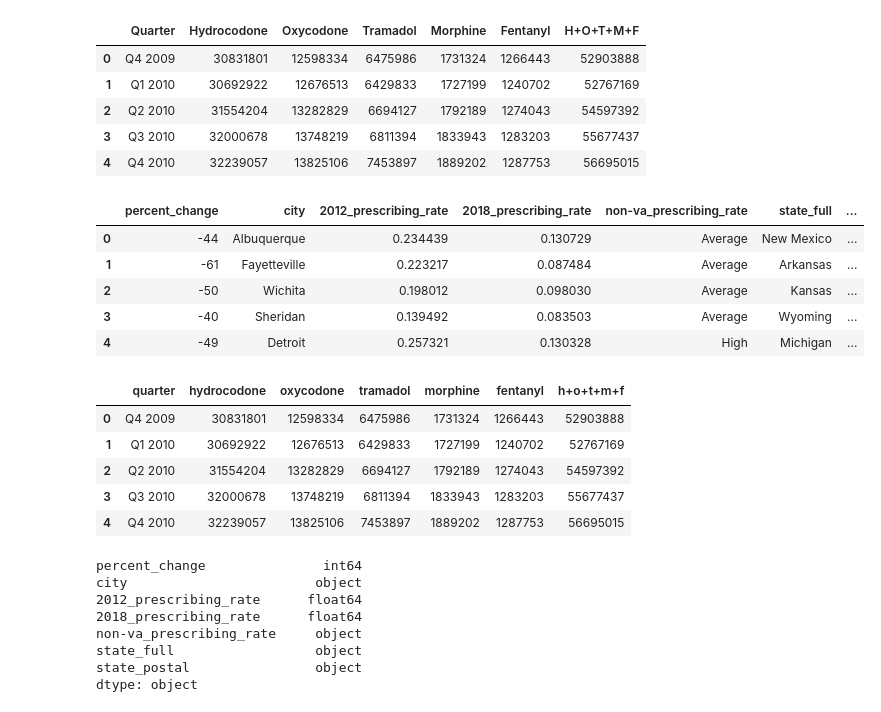
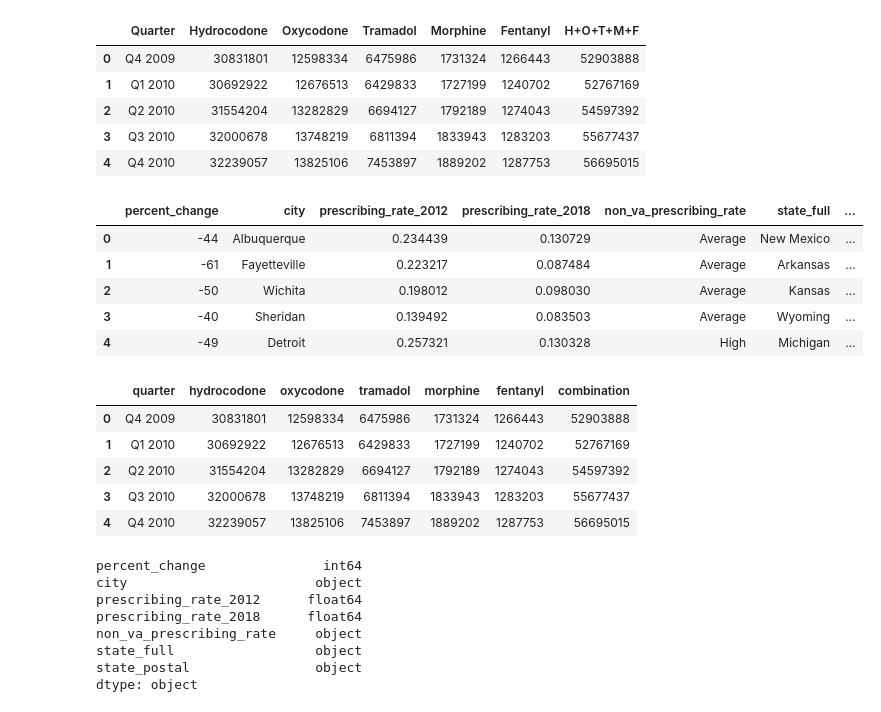
Before and after one commit to Chahnaz-Kbaisi/ETL-Project, a Jupyter notebook: Part_1/Opioid_Pres.ipynb, the cells around one changed output. Saved outputs shown, nothing was run; the diff lists cells and outputs as text; code cells hidden in the pictures.

```diff
--- a/Part_1/Opioid_Pres.ipynb
+++ b/Part_1/Opioid_Pres.ipynb
@@ -122,15 +122,15 @@ Prescription_Retail_subset.head()
 # %%
 # Renaming the subset dataframe columns Table 1:
 Prescription_rate_va = Prescription_VA_subset.rename(columns={
     'Percent Change (integer)': 'percent_change',
-    '2012 Prescribing Rate': '2012_prescribing_rate',
-    '2018 Prescribing Rate':'2018_prescribing_rate',
-    'Non-VA Prescribing Rate (Regional Use)': 'non-va_prescribing_rate'
+    '2012 Prescribing Rate': 'prescribing_rate_2012',
+    '2018 Prescribing Rate':'prescribing_rate_2018',
+    'Non-VA Prescribing Rate (Regional Use)': 'non_va_prescribing_rate'
 
 })
 Prescription_rate_va.head()
 # %% [output]
-|  | percent_change | city | 2012_prescribing_rate | 2018_prescribing_rate | non-va_prescribing_rate | state_full | ... |
+|  | percent_change | city | prescribing_rate_2012 | prescribing_rate_2018 | non_va_prescribing_rate | state_full | ... |
 | 0 | -44 | Albuquerque | 0.234439 | 0.130729 | Average | New Mexico | ... |
 | 1 | -61 | Fayetteville | 0.223217 | 0.087484 | Average | Arkansas | ... |
 | 2 | -50 | Wichita | 0.198012 | 0.098030 | Average | Kansas | ... |
@@ -145,12 +145,12 @@ Prescription_rate_retail = Prescription_Retail_subset.rename(columns={
     'Tramadol':'tramadol',
     'Morphine':'morphine',
     'Fentanyl':'fentanyl',
-    'H+O+T+M+F': 'h+o+t+m+f'
+    'H+O+T+M+F': 'combination'
 
 })
 Prescription_rate_retail.head()
 # %% [output]
-|  | quarter | hydrocodone | oxycodone | tramadol | morphine | fentanyl | h+o+t+m+f |
+|  | quarter | hydrocodone | oxycodone | tramadol | morphine | fentanyl | combination |
 | 0 | Q4 2009 | 30831801 | 12598334 | 6475986 | 1731324 | 1266443 | 52903888 |
 | 1 | Q1 2010 | 30692922 | 12676513 | 6429833 | 1727199 | 1240702 | 52767169 |
 | 2 | Q2 2010 | 31554204 | 13282829 | 6694127 | 1792189 | 1274043 | 54597392 |
@@ -162,9 +162,9 @@ Prescription_rate_va.dtypes
 # %% [output]
 percent_change               int64
 city                        object
-2012_prescribing_rate      float64
-2018_prescribing_rate      float64
-non-va_prescribing_rate     object
+prescribing_rate_2012      float64
+prescribing_rate_2018      float64
+non_va_prescribing_rate     object
 state_full                  object
 state_postal                object
 dtype: object
```
Also changed, not shown: parts of 17 cells of this notebook, 2 other files.
